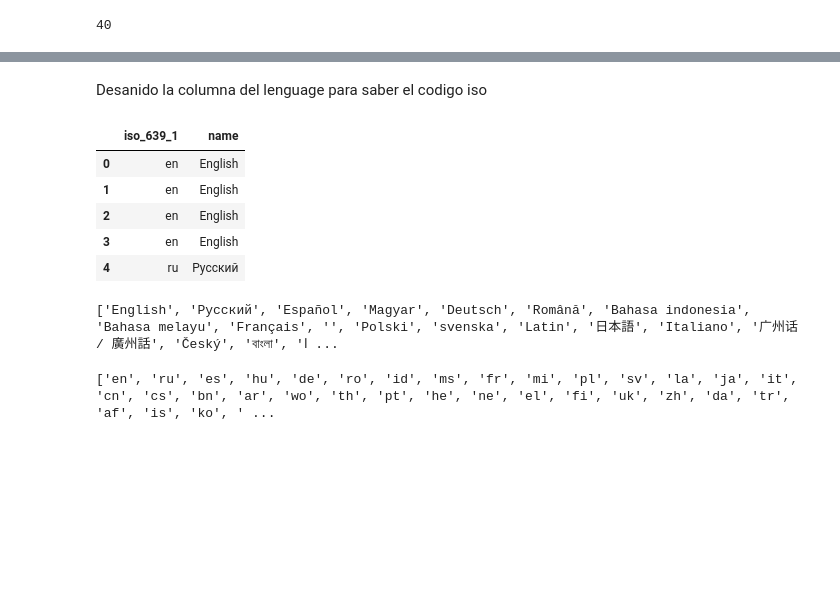
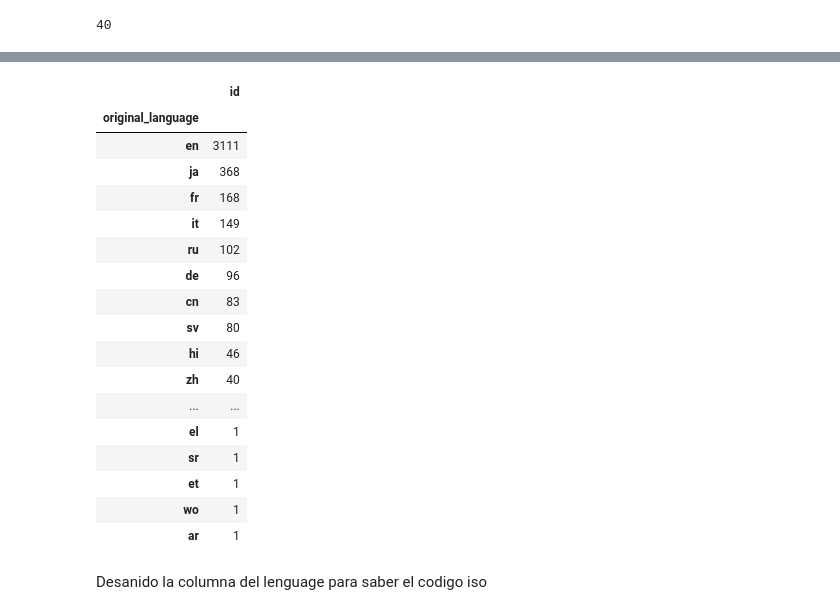
Before and after one commit to Constanzafl/Proyecto_Indiv_1_MLO_Henry, a Jupyter notebook: ETL/DesanidarLanguage.ipynb, the cells around one changed output, grey strips where cells are left out. Saved outputs shown, nothing was run; the diff lists cells and outputs as text; code cells hidden in the pictures; blank space fills up the shorter version.

```diff
--- a/ETL/DesanidarLanguage.ipynb
+++ b/ETL/DesanidarLanguage.ipynb
@@ -52,42 +52,27 @@ Length: 4488, dtype: int64
+# %%
+#cuento cuantos hay de cada uno y los ordeno
+grouped = dflenguage[['id','original_language']].groupby('original_language').count()
+grouped.sort_values(by= 'id', ascending=False)
+# %% [output]
+|  | id |
+| original_language |  |
+| en | 3111 |
+| ja | 368 |
+| fr | 168 |
+| it | 149 |
+| ru | 102 |
+| de | 96 |
+| cn | 83 |
+| sv | 80 |
+| hi | 46 |
+| zh | 40 |
+| ... | ... |
+| el | 1 |
+| sr | 1 |
+| et | 1 |
+| wo | 1 |
+| ar | 1 |
 # %% [markdown]
 Desanido la columna del lenguage para saber el codigo iso
 # %%
 ### no hace falta desanidarrrrr!
-# %%
-def convertir_columna_diccionarios_a_dataframe(df, columna):
-    # Obtener la columna que contiene los diccionarios
-    column_data = df[columna]
-
-    # Convertir los diccionarios a listas de diccionarios
-    lista_diccionarios = column_data.apply(lambda x: eval(x) if pd.notna(x) else [])
-
-    # Filtrar y eliminar los valores booleanos
-    lista_diccionarios = [d for sublist in lista_diccionarios if isinstance(sublist, list) for d in sublist]
-
-    # Crear el DataFrame resultante y seleccionar las columnas deseadas
-    df_lenguage = pd.DataFrame(lista_diccionarios, columns=['iso_639_1', 'name'])
-
-    return df_lenguage
-
-# Aplicar la función al DataFrame y obtener el DataFrame resultante
-df_lenguage = convertir_columna_diccionarios_a_dataframe(dflenguage, 'spoken_languages')
-
-# Mostrar las primeras filas del DataFrame resultante
-df_lenguage.head()
-# %% [output]
-|  | iso_639_1 | name |
-| 0 | en | English |
-| 1 | en | English |
-| 2 | en | English |
-| 3 | en | English |
-| 4 | ru | Pусский |
-# %%
-idioma= df_lenguage['name'].unique().tolist()
-print(idioma)
-# %% [output]
-['English', 'Pусский', 'Español', 'Magyar', 'Deutsch', 'Română', 'Bahasa indonesia', 'Bahasa melayu', 'Français', '', 'Polski', 'svenska', 'Latin', '日本語', 'Italiano', '广州话 / 廣州話', 'Český', 'বাংলা', 'ا ...
-# %%
-lista_codigo= df_lenguage['iso_639_1'].unique().tolist()
-print(lista_codigo)
-# %% [output]
-['en', 'ru', 'es', 'hu', 'de', 'ro', 'id', 'ms', 'fr', 'mi', 'pl', 'sv', 'la', 'ja', 'it', 'cn', 'cs', 'bn', 'ar', 'wo', 'th', 'pt', 'he', 'ne', 'el', 'fi', 'uk', 'zh', 'da', 'tr', 'af', 'is', 'ko', ' ...
```
Also changed, not shown: parts of 13 cells of this notebook, 2 other files.
